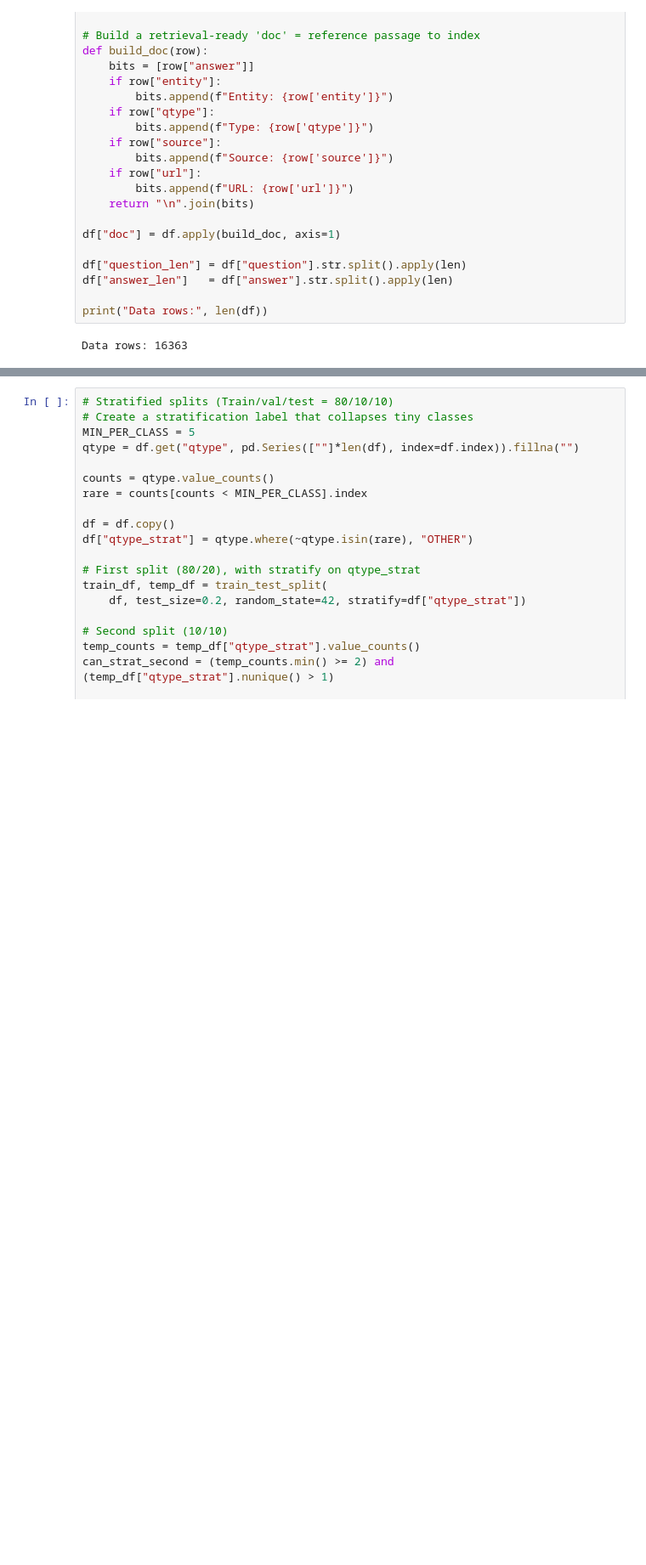
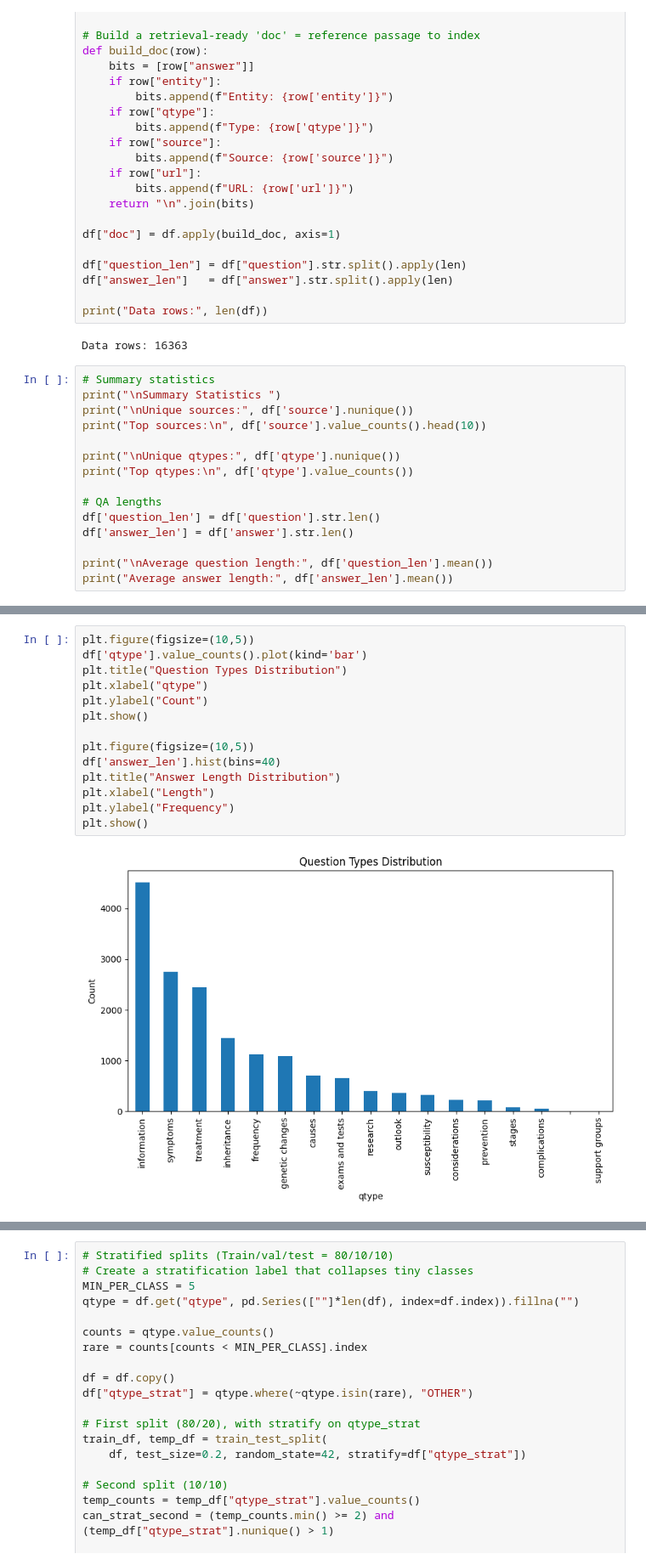
Before and after one commit to xin0374/DSA4213-Group29, a Jupyter notebook: data/data_cleaning_and_split.ipynb, the cells around one changed output, grey strips where cells are left out. Shown at 85% size. Drawn from its saved outputs; the diff is of its cells as text; blank space fills up the shorter version.

```diff
--- a/data/data_cleaning_and_split.ipynb
+++ b/data/data_cleaning_and_split.ipynb
@@ -56,3 +57,18 @@ df["answer_len"]   = df["answer"].str.split().apply(len)
 print("Data rows:", len(df))
 # %% [output]
 Data rows: 16363
+# %%
+# Summary statistics
+print("\nSummary Statistics ")
+print("\nUnique sources:", df['source'].nunique())
+print("Top sources:\n", df['source'].value_counts().head(10))
+
+print("\nUnique qtypes:", df['qtype'].nunique())
+print("Top qtypes:\n", df['qtype'].value_counts())
+
+# QA lengths
+df['question_len'] = df['question'].str.len()
+df['answer_len'] = df['answer'].str.len()
+
+print("\nAverage question length:", df['question_len'].mean())
+print("Average answer length:", df['answer_len'].mean())
@@ -58,0 +93,16 @@ Data rows: 16363
+# %%
+plt.figure(figsize=(10,5))
+df['qtype'].value_counts().plot(kind='bar')
+plt.title("Question Types Distribution")
+plt.xlabel("qtype")
+plt.ylabel("Count")
+plt.show()
+
+plt.figure(figsize=(10,5))
+df['answer_len'].hist(bins=40)
+plt.title("Answer Length Distribution")
+plt.xlabel("Length")
+plt.ylabel("Frequency")
+plt.show()
+# %% [output]
+[figure, added]
```
Also changed, not shown: parts of 3 cells of this notebook, 13 other files.
